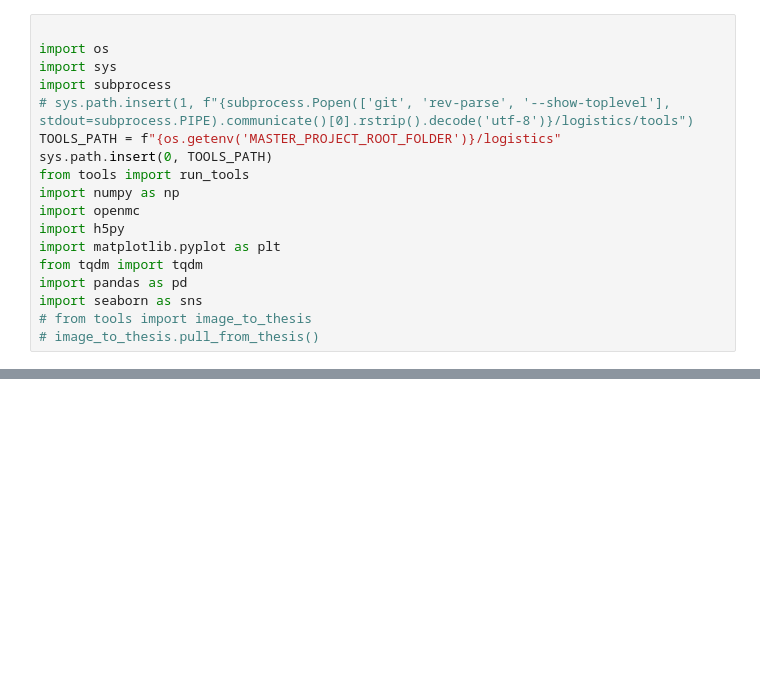
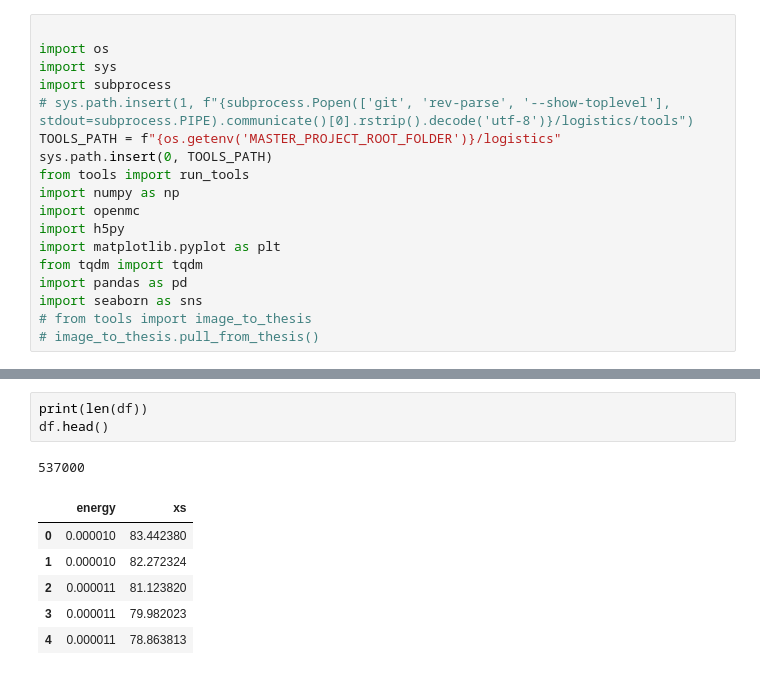
Before and after one commit to Kladdy/master-project, a Jupyter notebook: report_plots/results/sampled_cross_section_plot.ipynb, the cells around one changed output, grey strips where cells are left out. Saved outputs shown, nothing was run; the diff lists cells and outputs as text; blank space fills up the shorter version.

```diff
--- a/report_plots/results/sampled_cross_section_plot.ipynb
+++ b/report_plots/results/sampled_cross_section_plot.ipynb
@@ -62,0 +74,11 @@ plt.savefig(f"sampled_cross_section_plot_{VERSION}.png", dpi=300)
+# %%
+print(len(df))
+df.head()
+# %% [output]
+537000
+|  | energy | xs |
+| 0 | 0.000010 | 83.442380 |
+| 1 | 0.000010 | 82.272324 |
+| 2 | 0.000011 | 81.123820 |
+| 3 | 0.000011 | 79.982023 |
+| 4 | 0.000011 | 78.863813 |
```
Also changed, not shown: parts of 2 cells of this notebook, 17 other files.
